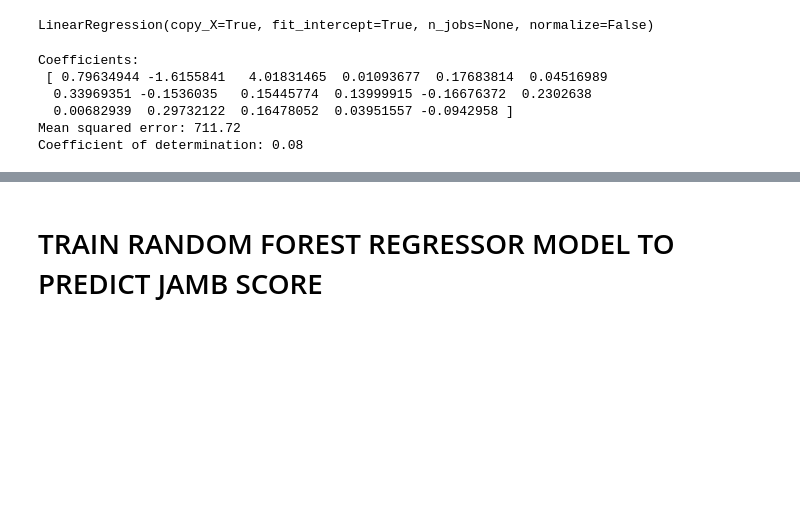
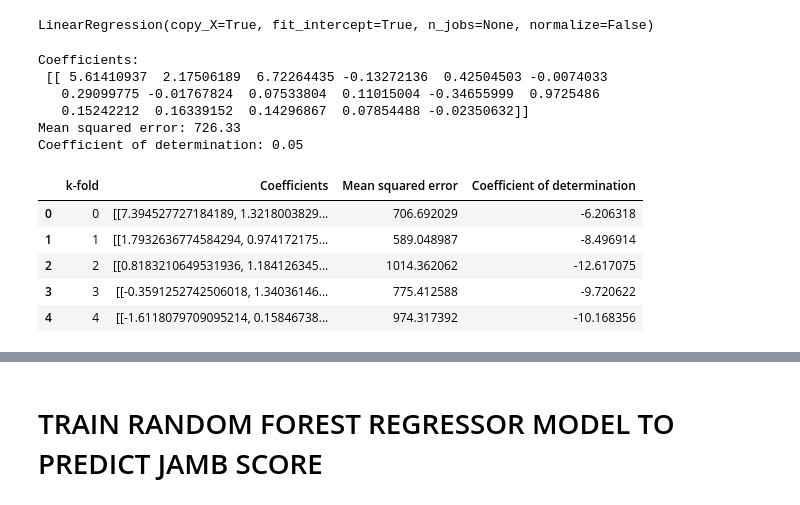
Before and after one commit to Free-tek/Student-Jamb-Performance-Prediction-from-Highschool-Performance, a Jupyter notebook: Neco Result Prediction.ipynb, the cells around one changed output, grey strips where cells are left out. Drawn from its saved outputs; the diff is of its cells as text; code cells hidden in the pictures; blank space fills up the shorter version.

Commit message:
Kfold and StratifiedK crossvalidation

```diff
--- a/Neco Result Prediction.ipynb
+++ b/Neco Result Prediction.ipynb
@@ -1065,18 +1067,19 @@ Index(['Year_BECE', 'CANDIDATE NAME', 'School', 'Boarding_BECE', 'City',
        'Subject 2', 'Subject 3', 'Subject 4', 'Subject 5'],
       dtype='object')
 # %%
-df_ = df[['School', 'Boarding_BECE',
+df_X = df[['School', 'Boarding_BECE',
        'Gender', 'ENGLISH_BECE', 'MATHEMATICS_BECE', 'AGRIC_BECE',
        'BASIC SCIENCE_BECE', 'BASIC TECHNOLOGY_BECE', 'SOCIAL STUDY_BECE',
        'CIVIC EDUCATION_BECE', 'CREATIVE AND CULTURAL ART_BECE',
-       'Department', 'JAMB_SCORE', 'Subject 1',
+       'Department', 'Subject 1',
        'Subject 2', 'Subject 3', 'Subject 4', 'Subject 5']]
+df_y = df[['JAMB_SCORE']]
 # %% [markdown]
 # TRAIN LINEAR REGRESSION MODEL TO PREDICT JAMB SCORE
 # %%
 #data with Data Processing
 from sklearn.model_selection import train_test_split
-X1_train, X1_test, y1_train, y1_test = train_test_split(df_.drop(['JAMB_SCORE'], axis = 1) , df_['JAMB_SCORE'], test_size=0.3) # 70% training and 30% test
+X1_train, X1_test, y1_train, y1_test = train_test_split(df_X , df_y, test_size=0.3) # 70% training and 30% test
 # %%
 from sklearn import datasets, linear_model
 # %%
@@ -1097,8 +1100,32 @@ print('Coefficient of determination: %.2f'
       % r2_score(y1_test, y_pred))
 # %% [output]
 Coefficients:
- [ 0.79634944 -1.6155841   4.01831465  0.01093677  0.17683814  0.04516989
-  0.33969351 -0.1536035   0.15445774  0.13999915 -0.16676372  0.2302638
-  0.00682939  0.29732122  0.16478052  0.03951557 -0.0942958 ]
-Mean squared error: 711.72
-Coefficient of determination: 0.08
+ [[ 5.61410937  2.17506189  6.72264435 -0.13272136  0.42504503 -0.0074033
+   0.29099775 -0.01767824  0.07533804  0.11015004 -0.34655999  0.9725486
+   0.15242212  0.16339152  0.14296867  0.07854488 -0.02350632]]
+Mean squared error: 726.33
+Coefficient of determination: 0.05
+# %%
+#Using kfolds with K = 5
+kfold = KFold(5, True, 1)
+results = pd.DataFrame(columns=['k-fold', 'Coefficients', 'Mean squared error', 'Coefficient of determination'])
+
+X = df_X
+y =  df_y
+for (train, test), i in zip(kfold.split(X, y), range(5)):
+    regr.fit(X.iloc[train], y.iloc[train])
+    y_pred = regr.predict(X.iloc[test])
+    rcoefficient = regr.coef_
+    mse = mean_squared_error(y_pred, y.iloc[test])
+    cd = r2_score(y_pred, y.iloc[test])
+    results.loc[0] = [i, rcoefficient, mse, cd]
+    results.index = results.index + 1
+results = results.reset_index(drop=True)
+results
+# %% [output]
+|  | k-fold | Coefficients | Mean squared error | Coefficient of determination |
+| 0 | 0 | [[7.394527727184189, 1.3218003829... | 706.692029 | -6.206318 |
+| 1 | 1 | [[1.7932636774584294, 0.974172175... | 589.048987 | -8.496914 |
+| 2 | 2 | [[0.8183210649531936, 1.184126345... | 1014.362062 | -12.617075 |
+| 3 | 3 | [[-0.3591252742506018, 1.34036146... | 775.412588 | -9.720622 |
+| 4 | 4 | [[-1.6118079709095214, 0.15846738... | 974.317392 | -10.168356 |
```
Also changed, not shown: parts of 14 cells of this notebook.
